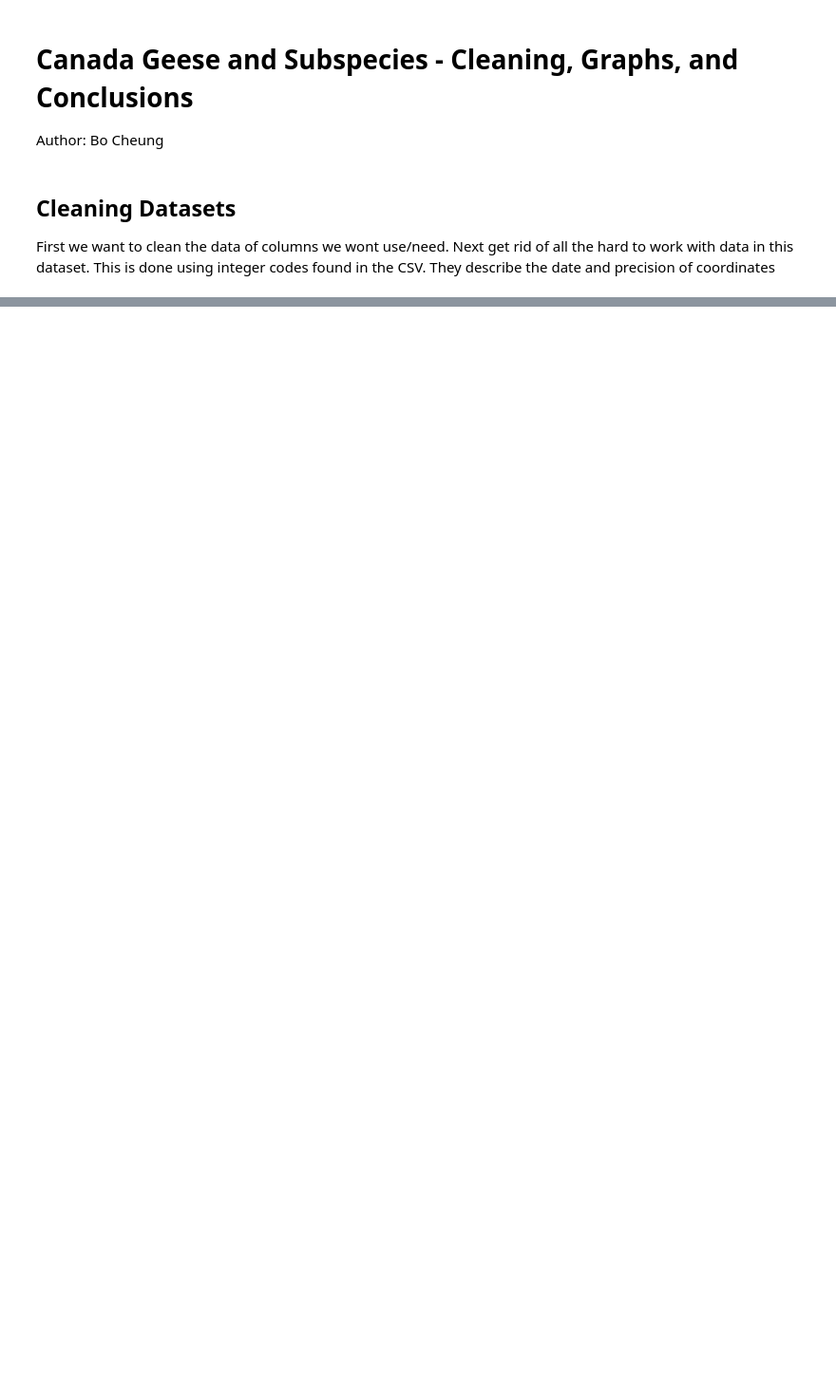
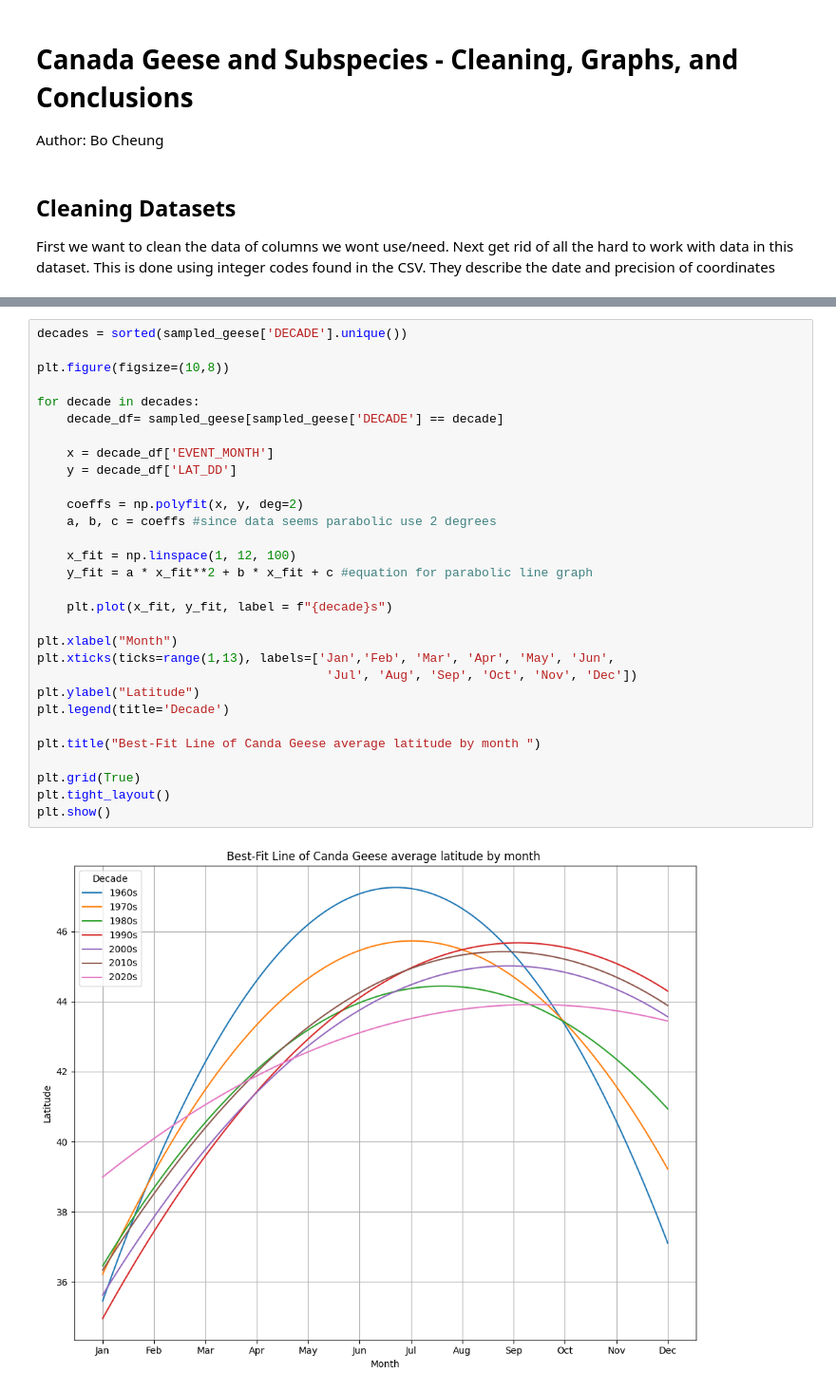
Before and after one commit to BoAndArrows/CMSC320-Final-B-W-Y-C, a Jupyter notebook: Canada_Geese.ipynb, the cells around one changed output, grey strips where cells are left out. Shown: that part at 95% size. Saved outputs shown, nothing was run; the diff lists cells and outputs as text; blank space fills up the shorter version.

```diff
--- a/Canada_Geese.ipynb
+++ b/Canada_Geese.ipynb
@@ -90,0 +115,32 @@ plt.show()
+# %%
+decades = sorted(sampled_geese['DECADE'].unique())
+
+plt.figure(figsize=(10,8))
+
+for decade in decades:
+    decade_df= sampled_geese[sampled_geese['DECADE'] == decade]
+
+    x = decade_df['EVENT_MONTH']
+    y = decade_df['LAT_DD']
+
+    coeffs = np.polyfit(x, y, deg=2)
+    a, b, c = coeffs #since data seems parabolic use 2 degrees
+
+    x_fit = np.linspace(1, 12, 100)
+    y_fit = a * x_fit**2 + b * x_fit + c #equation for parabolic line graph
+
+    plt.plot(x_fit, y_fit, label = f"{decade}s")
+
+plt.xlabel("Month")
+plt.xticks(ticks=range(1,13), labels=['Jan','Feb', 'Mar', 'Apr', 'May', 'Jun',
+                                       'Jul', 'Aug', 'Sep', 'Oct', 'Nov', 'Dec'])
+plt.ylabel("Latitude")
+plt.legend(title='Decade')
+
+plt.title("Best-Fit Line of Canda Geese average latitude by month ")
+
+plt.grid(True)
+plt.tight_layout()
+plt.show()
+# %% [output]
+[figure, added]
```
Also changed, not shown: parts of 8 cells of this notebook.
